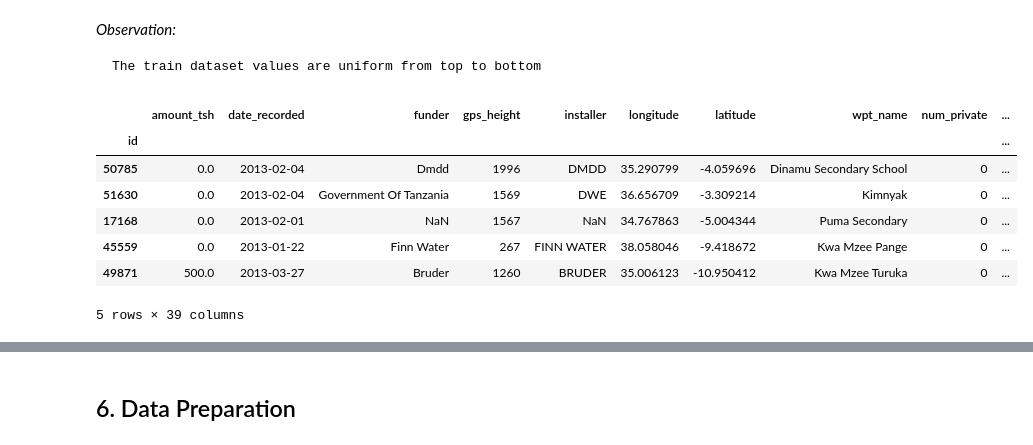
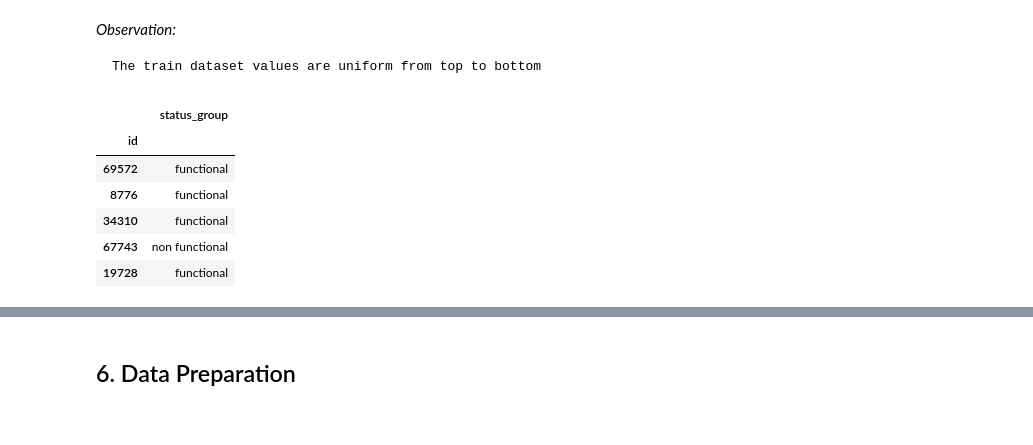
Before and after one commit to Henry-Njoroge/project_tanzania_water_wells, a Jupyter notebook: Notebooks/project_predicting_water_well_functionality_in_tanzania.ipynb, the cells around one changed output, grey strips where cells are left out. Saved outputs shown, nothing was run; the diff lists cells and outputs as text; code cells hidden in the pictures.

```diff
--- a/Notebooks/project_predicting_water_well_functionality_in_tanzania.ipynb
+++ b/Notebooks/project_predicting_water_well_functionality_in_tanzania.ipynb
@@ -81,14 +146,13 @@ df_train.tail()
 # %%
 # load the test dataset
 
-df_test = pd.read_csv("C:/Users/Admin/Documents/Phase_3/Checkpoints_Codechallenge_Project/Project/phase3_project_henry/Datasets/Test_set_values.csv", index_col=0)
-df_test[:5]
+df_train_labels = pd.read_csv("C:/Users/Admin/Documents/Phase_3/Checkpoints_Codechallenge_Project/Project/phase3_project_henry/Datasets/Training_set_labels.csv", index_col=0)
+df_train_labels[:5]
 # %% [output]
-|  | amount_tsh | date_recorded | funder | gps_height | installer | longitude | latitude | wpt_name | num_private | ... |
-| id |  |  |  |  |  |  |  |  |  | ... |
-| 50785 | 0.0 | 2013-02-04 | Dmdd | 1996 | DMDD | 35.290799 | -4.059696 | Dinamu Secondary School | 0 | ... |
-| 51630 | 0.0 | 2013-02-04 | Government Of Tanzania | 1569 | DWE | 36.656709 | -3.309214 | Kimnyak | 0 | ... |
-| 17168 | 0.0 | 2013-02-01 | NaN | 1567 | NaN | 34.767863 | -5.004344 | Puma Secondary | 0 | ... |
-| 45559 | 0.0 | 2013-01-22 | Finn Water | 267 | FINN WATER | 38.058046 | -9.418672 | Kwa Mzee Pange | 0 | ... |
-| 49871 | 500.0 | 2013-03-27 | Bruder | 1260 | BRUDER | 35.006123 | -10.950412 | Kwa Mzee Turuka | 0 | ... |
+|  | status_group |
+| id |  |
+| 69572 | functional |
+| 8776 | functional |
+| 34310 | functional |
+| 67743 | non functional |
+| 19728 | functional |
-5 rows × 39 columns
```
Also changed, not shown: parts of 230 cells of this notebook, 2 other files.
